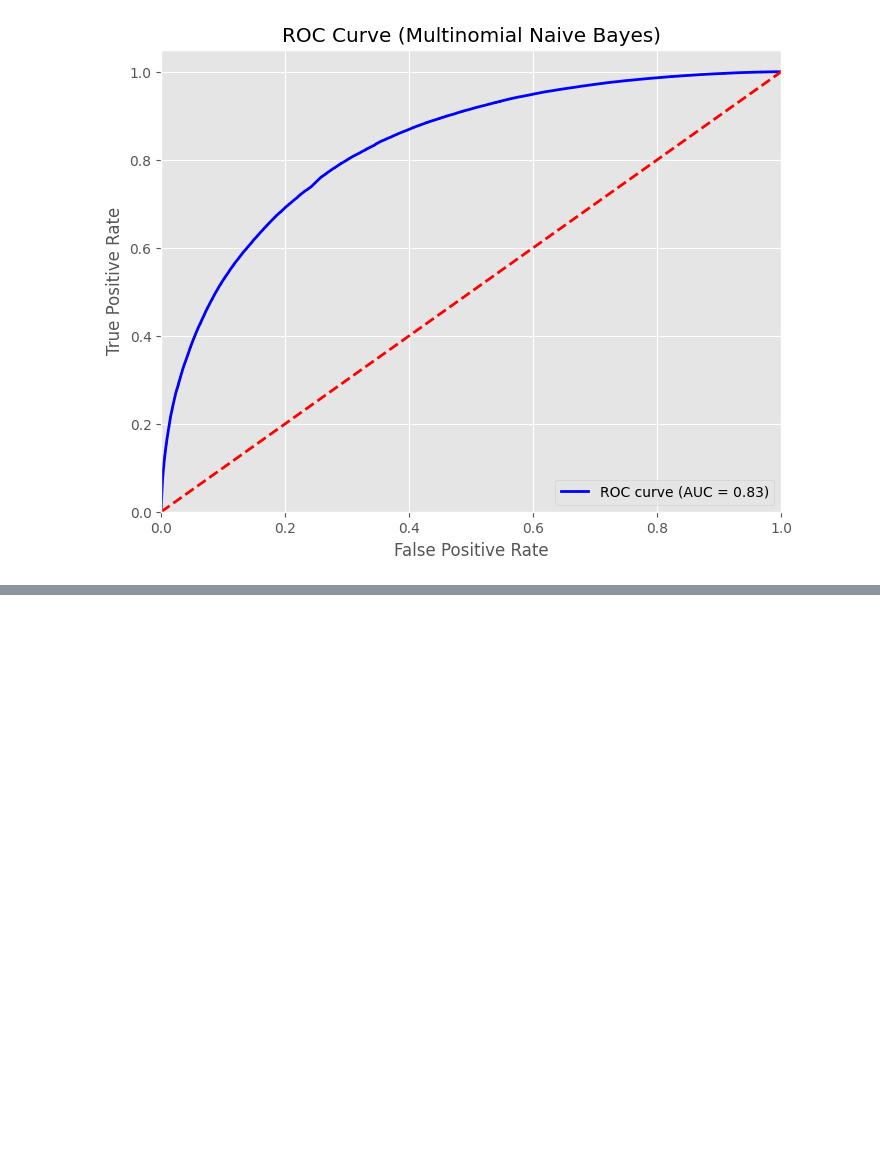
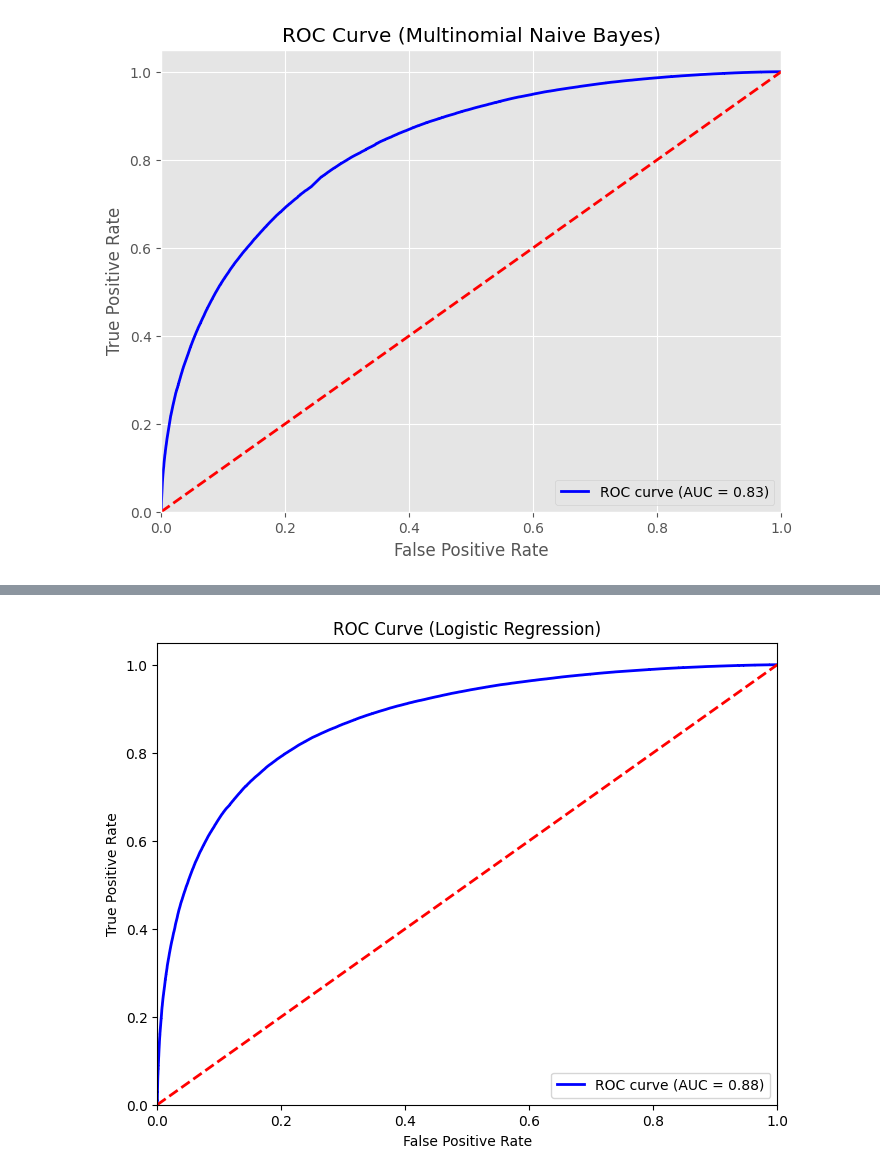
Before and after one commit to Akshat-1729/ost_sppech_proj, a Jupyter notebook: sppechimage.ipynb, the cells around one changed output, grey strips where cells are left out. Cells and saved outputs as stored; diff of their text form; code cells hidden in the pictures; blank space fills up the shorter version.

```diff
--- a/sppechimage.ipynb
+++ b/sppechimage.ipynb
@@ -728,0 +759,17 @@ plt.show()
+# %%
+# Train-test split
+X_train, X_test, y_train, y_test = train_test_split(data['text'], data['label'], test_size=0.3, random_state=42)
+# %%
+# Define preprocessing pipeline
+preprocessing_pipeline = Pipeline([
+    ('preprocessor', TextPreprocessor()),
+    ('vectorizer', TfidfVectorizer(max_features=10000))
+])
+# %%
+# Preprocess text data
+X_train_processed = preprocessing_pipeline.fit_transform(X_train)
+X_test_processed = preprocessing_pipeline.transform(X_test)
+# %%
+# Train Logistic Regression model
+log_reg_model = LogisticRegression(max_iter=100)
+log_reg_model.fit(X_train_processed, y_train)
@@ -728,0 +800,22 @@ plt.show()
+# %%
+# Map label 4 to 1 for binary classification
+y_test_binary = y_test.copy()
+y_test_binary[y_test_binary == 4] = 1
+
+# Plot ROC curve
+y_pred_proba_log_reg = log_reg_model.predict_proba(X_test_processed)[:, 1]
+fpr_log_reg, tpr_log_reg, _ = roc_curve(y_test_binary, y_pred_proba_log_reg)
+roc_auc_log_reg = auc(fpr_log_reg, tpr_log_reg)
+
+plt.figure(figsize=(8, 6))
+plt.plot(fpr_log_reg, tpr_log_reg, color='blue', lw=2, label='ROC curve (AUC = %0.2f)' % roc_auc_log_reg)
+plt.plot([0, 1], [0, 1], color='red', lw=2, linestyle='--')
+plt.xlim([0.0, 1.0])
+plt.ylim([0.0, 1.05])
+plt.xlabel('False Positive Rate')
+plt.ylabel('True Positive Rate')
+plt.title('ROC Curve (Logistic Regression)')
+plt.legend(loc="lower right")
+plt.show()
+# %% [output]
+[figure, added]
```
Also changed, not shown: parts of 12 cells of this notebook.
